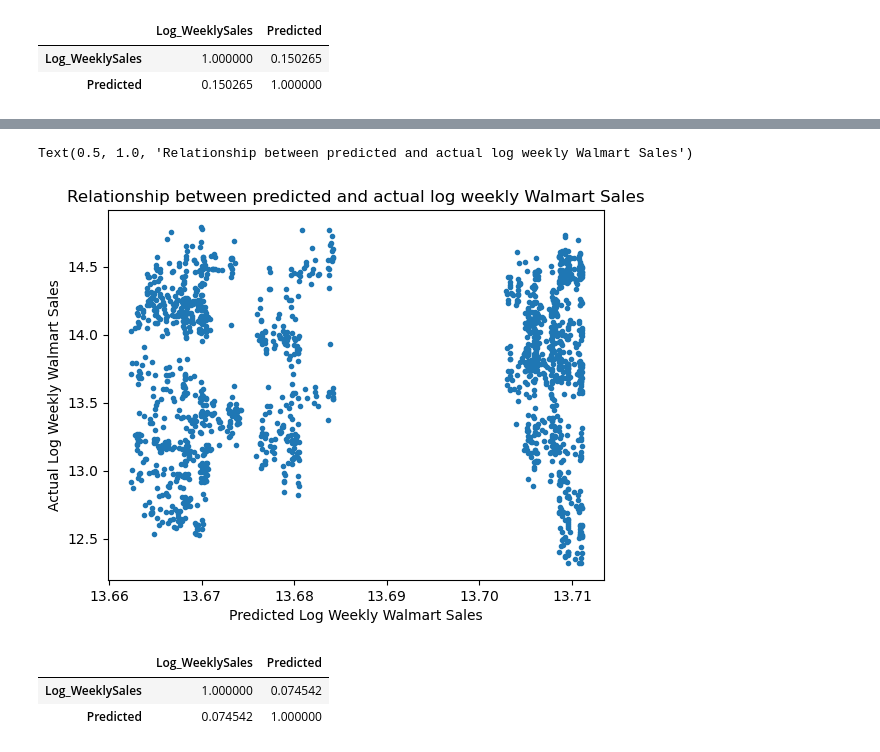
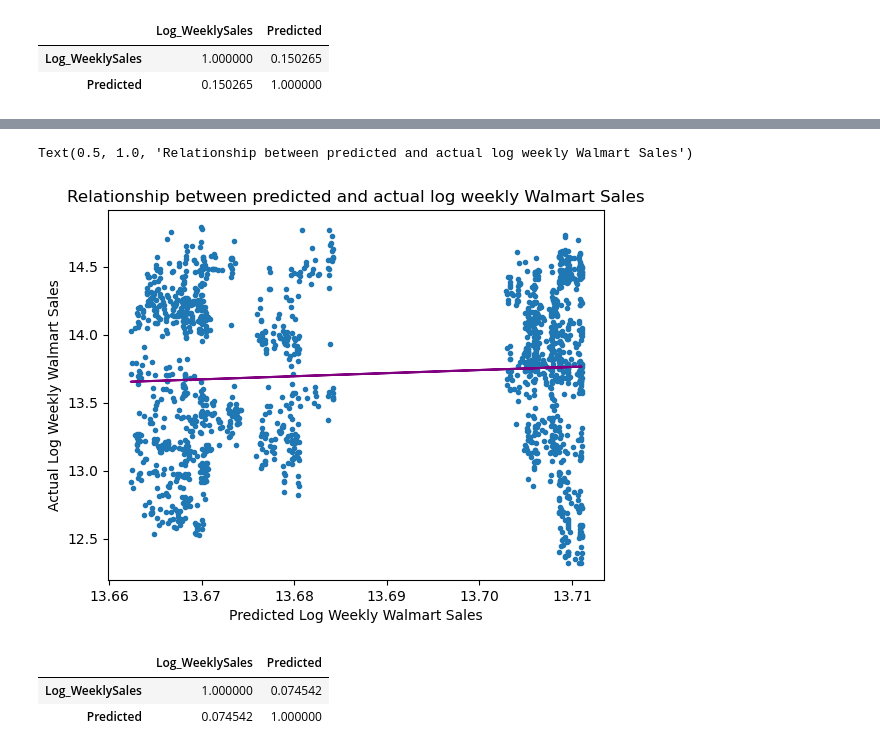
Before and after one commit to tuanqpham/walmart_regression, a Jupyter notebook: Final Report.ipynb, the cells around one changed output, grey strips where cells are left out. Saved outputs shown, nothing was run; the diff lists cells and outputs as text; code cells hidden in the pictures.

```diff
--- a/Final Report.ipynb
+++ b/Final Report.ipynb
@@ -240,11 +268,13 @@ print(mse_test)
 # %%
 plt.plot(la_model.predict(X_test), y_test, ".")
+m,b = np.polyfit(la_model.predict(X_test), y_test, 1)
+plt.plot(la_model.predict(X_test), m*la_model.predict(X_test) + b, color = "purple")
 plt.xlabel("Predicted Log Weekly Walmart Sales")
 plt.ylabel("Actual Log Weekly Walmart Sales")
 plt.title("Relationship between predicted and actual log weekly Walmart Sales")
 # %% [output]
 Text(0.5, 1.0, 'Relationship between predicted and actual log weekly Walmart Sales')
-[figure, old version]
+[figure, new version]
 # %%
 dt = pd.DataFrame(la_model.predict(X_test), y_test)
 dt.rename(columns = {"Log_WeeklySales": "Actual",
```
Also changed, not shown: parts of 15 cells of this notebook.
